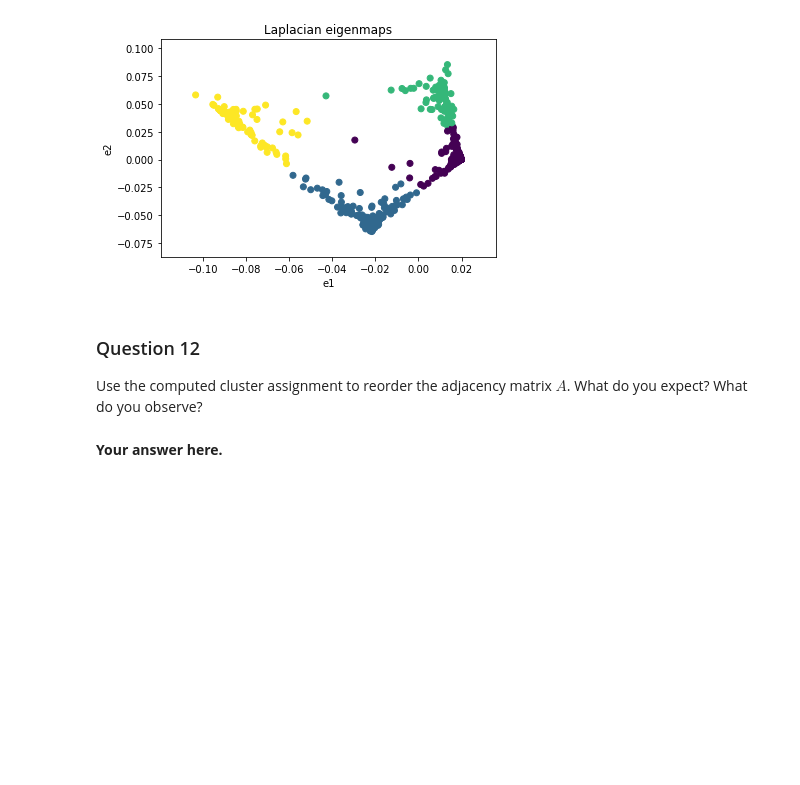
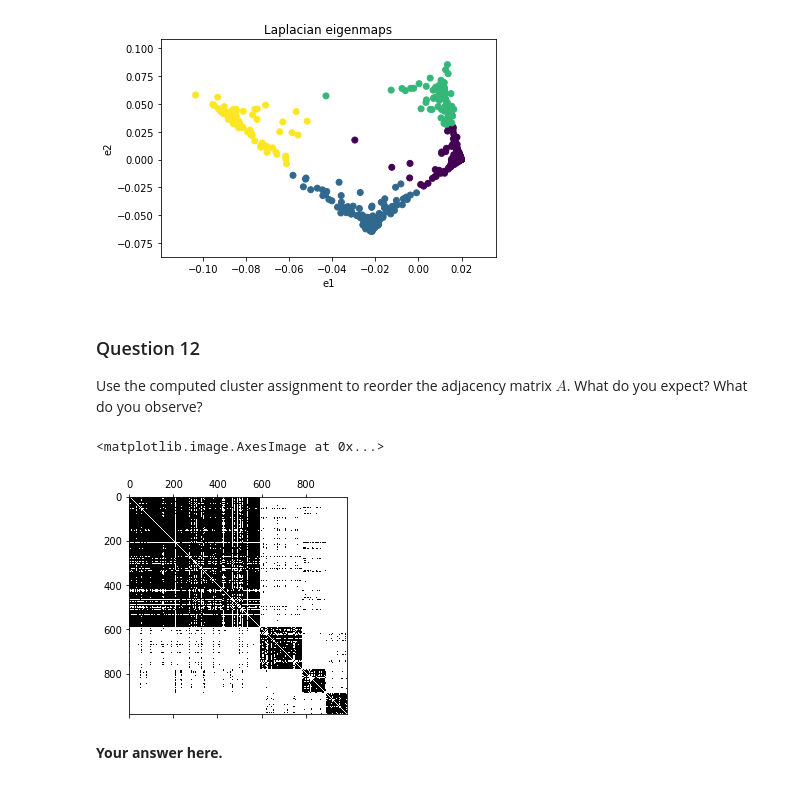
Before and after one commit to Team36-ntds2018/Project_free_music_archives_2018, a Jupyter notebook: Milestone_3/3_spectral_graph_theory.ipynb, the cells around one changed output. Drawn from its saved outputs; the diff is of its cells as text; code cells hidden in the pictures; blank space fills up the shorter version.

```diff
--- a/Milestone_3/3_spectral_graph_theory.ipynb
+++ b/Milestone_3/3_spectral_graph_theory.ipynb
@@ -386,3 +386,36 @@ plt.show()
 
 Use the computed cluster assignment to reorder the adjacency matrix $A$.
 What do you expect? What do you observe?
+# %%
+index_classic = 346
+index_jazz = index_classic + 265
+index_international = index_jazz + 241
+
+labelized = np.zeros((n_nodes,3))
+
+for i in range(n_nodes):
+    labelized[i,0] = i
+    if i < index_classic:
+        labelized[i,1] = 0
+    if index_classic <= i < index_jazz:
+        labelized[i,1] = 1
+    if index_jazz <= i < index_international:
+        labelized[i,1] = 2
+    if  i >= index_international:
+        labelized[i,1] = 3
+
+labelized[:,2] = k_means.labels_
+
+sorted_by_found_cluster = labelized[labelized[:,2].argsort()]
+
+
+adjacency_sorted = np.zeros([n_nodes,n_nodes])
+
+for i in range(n_nodes):
+    for j in range(n_nodes):
+        adjacency_sorted[i][j] = adjacency[int(sorted_by_found_cluster[i,0])][int(sorted_by_found_cluster[j,0])]
+# %%
+plt.spy(adjacency_sorted)
+# %% [output]
+<matplotlib.image.AxesImage at 0x...>
+[figure, added]
```
Also changed, not shown: parts of 6 cells of this notebook.
